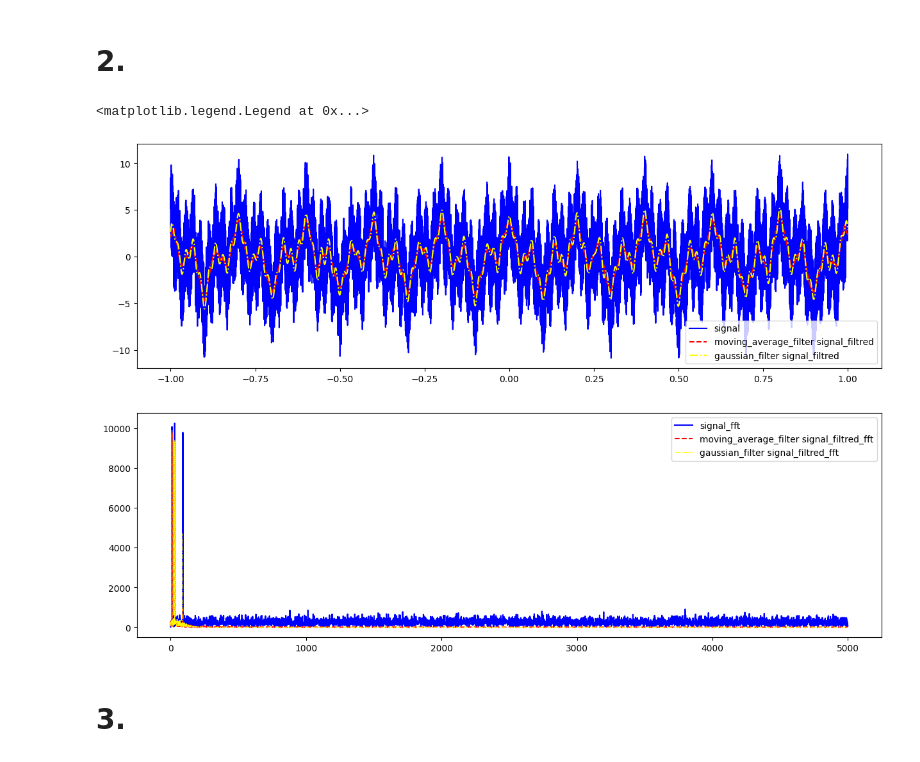
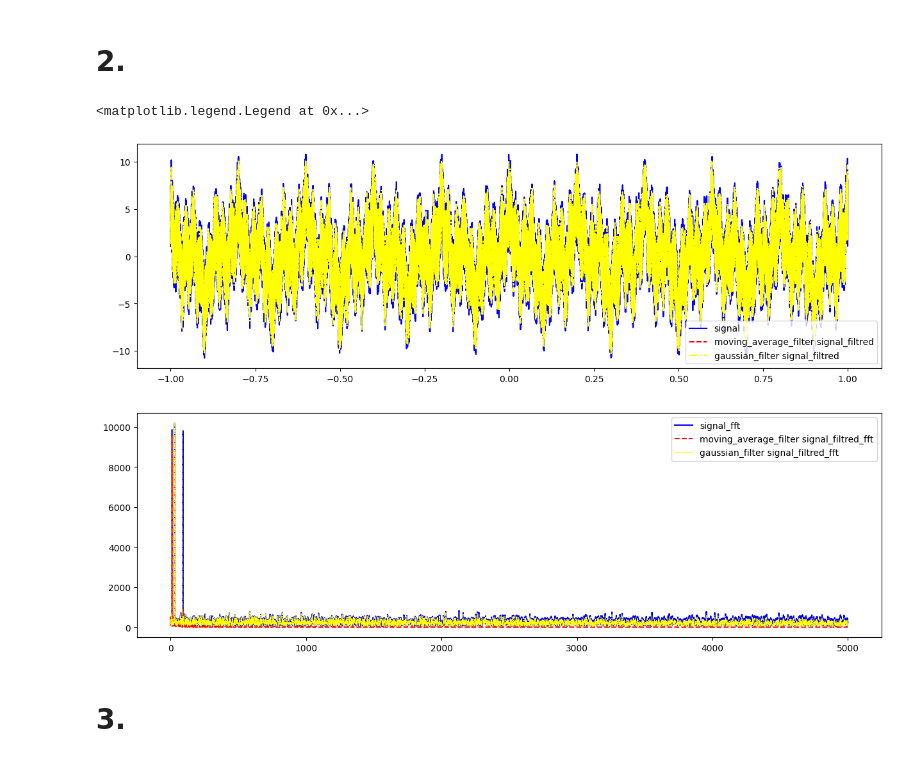
Before and after one commit to KadilenkoIvan/digital_signal_processing, a Jupyter notebook: lab6/6.ipynb, the cells around one changed output. Cells and saved outputs as stored; diff of their text form; code cells hidden in the pictures.

```diff
--- a/lab6/6.ipynb
+++ b/lab6/6.ipynb
@@ -71,28 +71,28 @@ def gaussian_filter(signal, w):
 # %%
 fs = 10_000
 t, signal = get_cos_singal(f=[5, 15, 45],fs=fs, a=-1.0, b=1.0, noise=5)
 signal_filtred_1 = moving_average_filter(signal, 50)
-signal_filtred_2 = gaussian_filter(signal, 50)
+signal_filtred_2 = gaussian_filter(signal, 1)
 plt.figure(figsize=(15, 10))
 
 plt.subplot(2, 1, 1)
 plt.plot(t, signal, label='signal', color='blue')
 plt.plot(t, signal_filtred_1, label='moving_average_filter signal_filtred', color='red', linestyle='--')
 plt.plot(t, signal_filtred_2, label='gaussian_filter signal_filtred', color='yellow', linestyle='-.')
 plt.legend()
 
 signal_fft, y_fft = compute_spectrum(signal, fs)
 signal_filtred_1_fft, y_filtred_1_fft = compute_spectrum(signal_filtred_1, fs)
 signal_filtred_2_fft, y_filtred_2_fft = compute_spectrum(signal_filtred_2, fs)
 
 plt.subplot(2, 1, 2)
 plt.plot(signal_fft, y_fft, label='signal_fft', color='blue')
 plt.plot(signal_filtred_1_fft, y_filtred_1_fft, label='moving_average_filter signal_filtred_fft', color='red', linestyle='--')
 plt.plot(signal_filtred_2_fft, y_filtred_2_fft, label='gaussian_filter signal_filtred_fft', color='yellow', linestyle='-.', linewidth=0.8)
 plt.legend()
 # %% [output]
 <matplotlib.legend.Legend at 0x...>
-[figure, old version]
+[figure, new version]
 # %% [markdown]
 # 3.
 # %%
```
Also changed, not shown: parts of 6 cells of this notebook, 2 other files.
